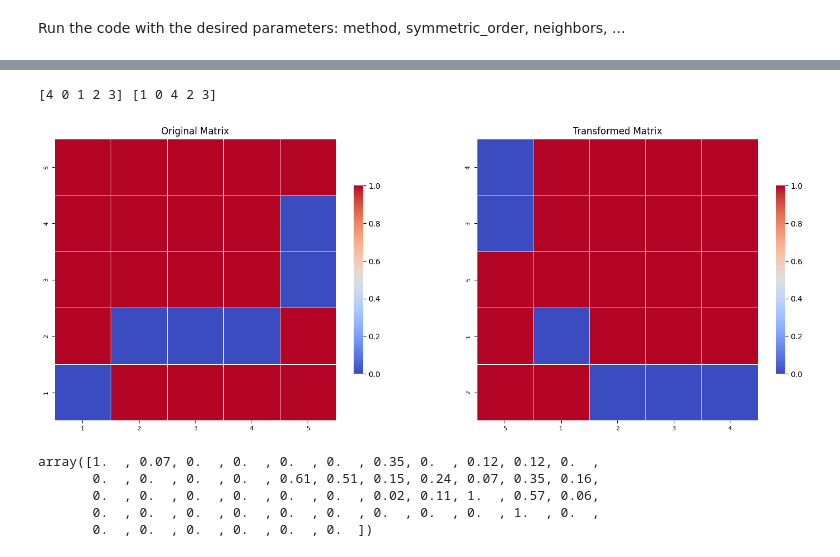
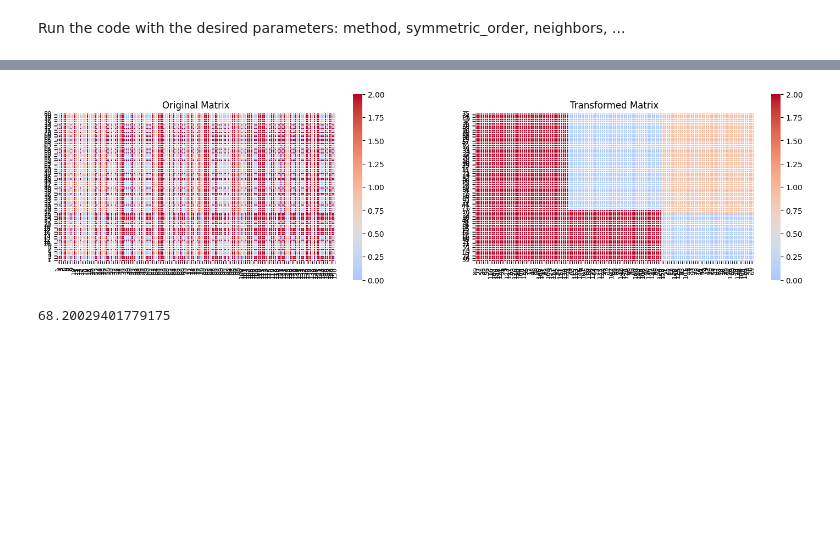
Before and after one commit to vblancoOR/seriation_mathopt, a Jupyter notebook: example_.ipynb, the cells around one changed output, grey strips where cells are left out. Saved outputs shown, nothing was run; the diff lists cells and outputs as text; code cells hidden in the pictures; blank space fills up the shorter version.

Commit message:
ME formualtion and example file updated

```diff
--- a/example_.ipynb
+++ b/example_.ipynb
@@ -34,17 +31,11 @@ seriation_example2.plot_matrices(names=names)
 # %%
-original, final = generate_balanced_block_matrix(5,5, 1)
+original, final = generate_balanced_block_matrix(150,80, 2)
 
 seriation_example3 = MatrixSeriation(final, method="tsp", coordinated_ordering=False, eps_neigh="VonNeumann") #MEasure of efficiency
 seriation_example3 .solve()
 seriation_example3.plot_matrices()
+
+seriation_example3.solution_info["CPUTime"]
 # %% [output]
+[figure, new version]
-[4 0 1 2 3] [1 0 4 2 3]
+68.20029401779175
-[figure, old version]
-# %%
-seriation_example1.transformed_matrix.T.diagonal()
-# %% [output]
-array([1.  , 0.07, 0.  , 0.  , 0.  , 0.  , 0.35, 0.  , 0.12, 0.12, 0.  ,
-       0.  , 0.  , 0.  , 0.  , 0.61, 0.51, 0.15, 0.24, 0.07, 0.35, 0.16,
-       0.  , 0.  , 0.  , 0.  , 0.  , 0.  , 0.02, 0.11, 1.  , 0.57, 0.06,
-       0.  , 0.  , 0.  , 0.  , 0.  , 0.  , 0.  , 0.  , 0.  , 1.  , 0.  ,
-       0.  , 0.  , 0.  , 0.  , 0.  , 0.  ])
```
Also changed, not shown: parts of 3 cells of this notebook, 1 other file.
